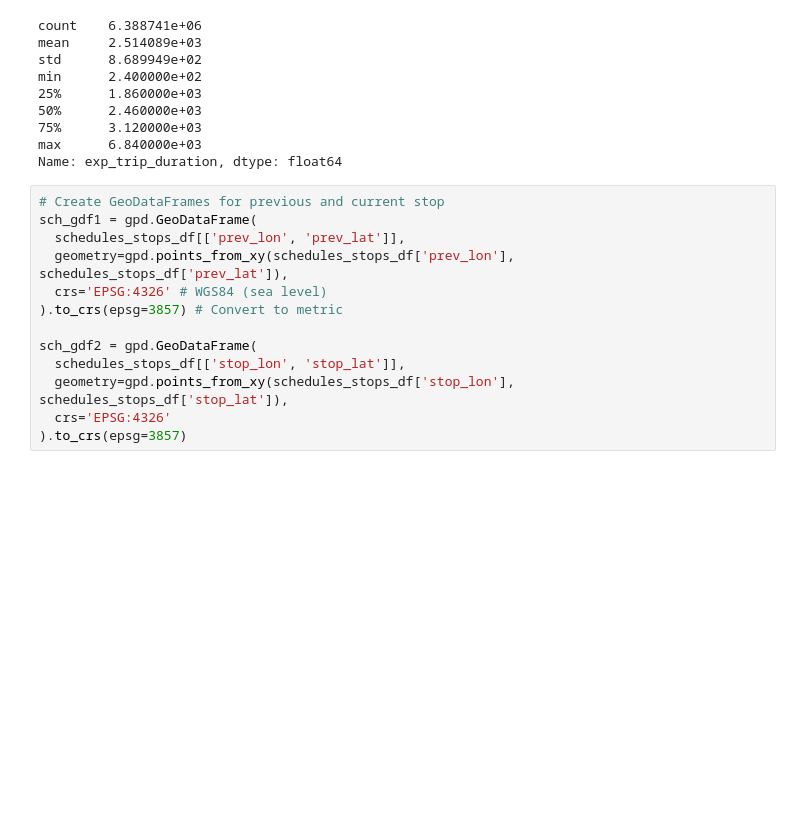
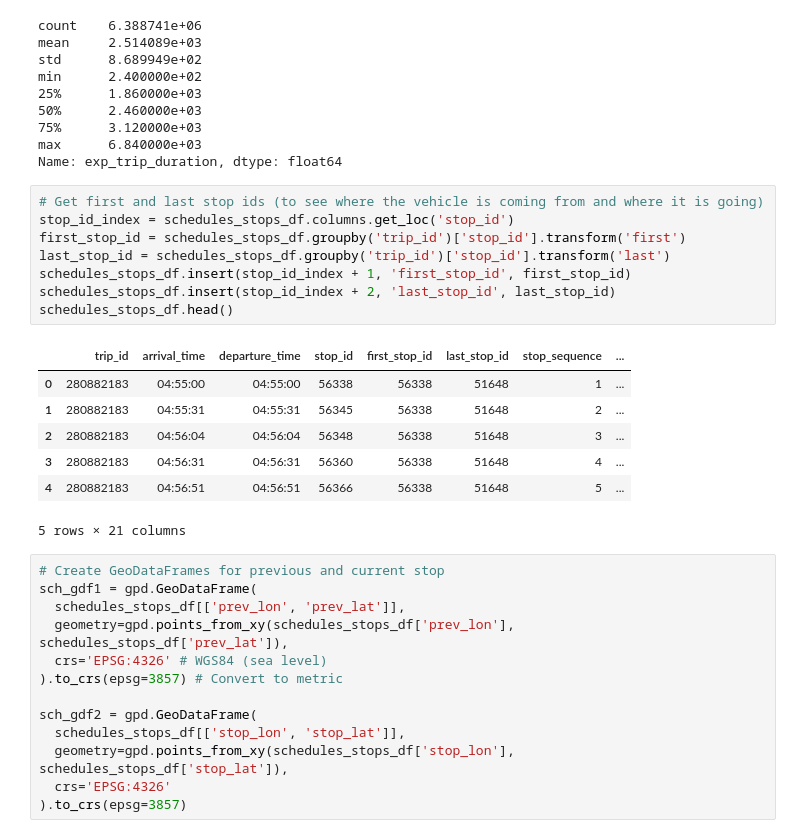
Before and after one commit to nadpierre/stm-transit-delay-prediction, a Jupyter notebook: notebooks/data_cleaning.ipynb, the cells around one changed output. Cells and saved outputs as stored; diff of their text form; blank space fills up the shorter version.

```diff
--- a/notebooks/data_cleaning.ipynb
+++ b/notebooks/data_cleaning.ipynb
@@ -209,6 +209,22 @@ min      2.400000e+02
 75%      3.120000e+03
 max      6.840000e+03
 Name: exp_trip_duration, dtype: float64
+# %%
+# Get first and last stop ids (to see where the vehicle is coming from and where it is going)
+stop_id_index = schedules_stops_df.columns.get_loc('stop_id')
+first_stop_id = schedules_stops_df.groupby('trip_id')['stop_id'].transform('first')
+last_stop_id = schedules_stops_df.groupby('trip_id')['stop_id'].transform('last')
+schedules_stops_df.insert(stop_id_index + 1, 'first_stop_id', first_stop_id)
+schedules_stops_df.insert(stop_id_index + 2, 'last_stop_id', last_stop_id)
+schedules_stops_df.head()
+# %% [output]
+|  | trip_id | arrival_time | departure_time | stop_id | first_stop_id | last_stop_id | stop_sequence | ... |
+| 0 | 280882183 | 04:55:00 | 04:55:00 | 56338 | 56338 | 51648 | 1 | ... |
+| 1 | 280882183 | 04:55:31 | 04:55:31 | 56345 | 56338 | 51648 | 2 | ... |
+| 2 | 280882183 | 04:56:04 | 04:56:04 | 56348 | 56338 | 51648 | 3 | ... |
+| 3 | 280882183 | 04:56:31 | 04:56:31 | 56360 | 56338 | 51648 | 4 | ... |
+| 4 | 280882183 | 04:56:51 | 04:56:51 | 56366 | 56338 | 51648 | 5 | ... |
+5 rows × 21 columns
 # %%
 # Create GeoDataFrames for previous and current stop
 sch_gdf1 = gpd.GeoDataFrame(
```
Also changed, not shown: parts of 18 cells of this notebook, 19 other files.
